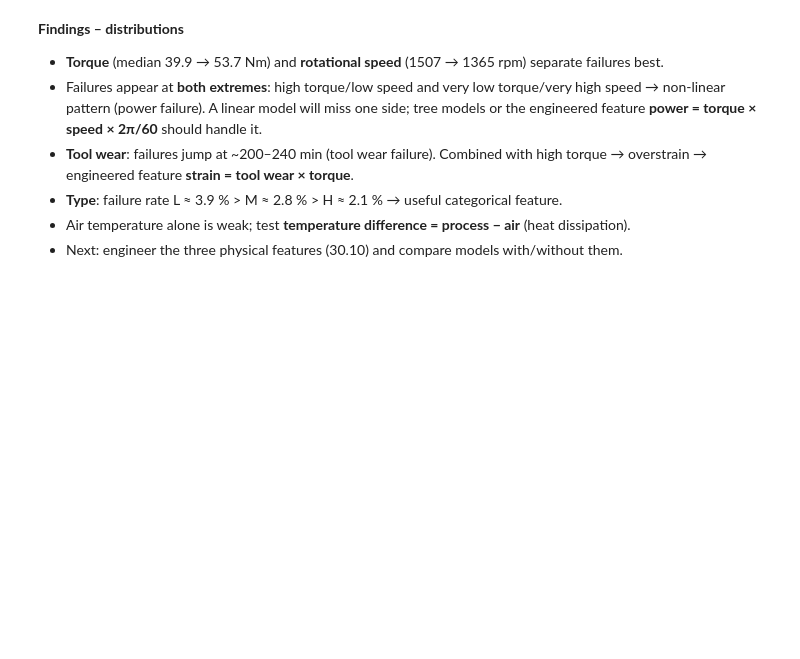
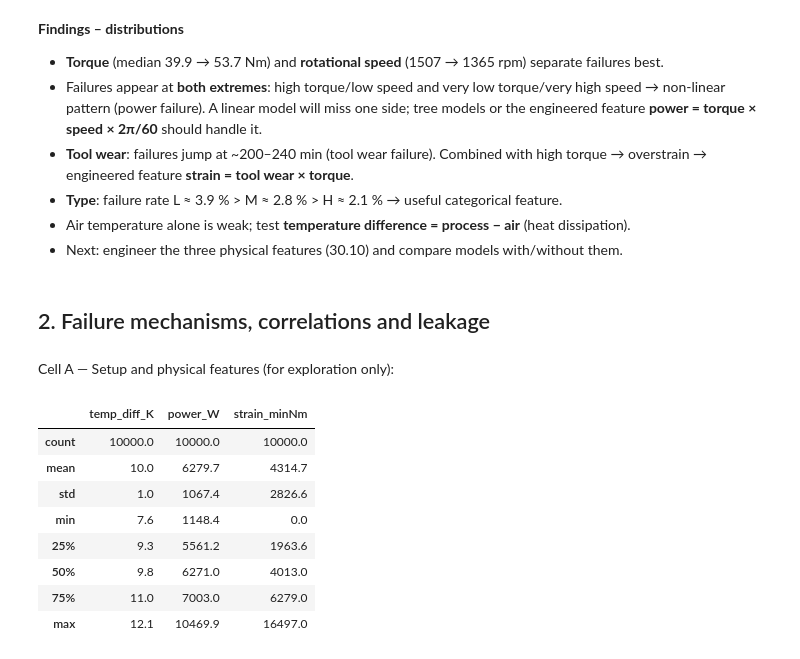
Before and after one commit to daneeshwalika-hash/failsense, a Jupyter notebook: notebooks/01_eda.ipynb, the cells around one changed output. Saved outputs shown, nothing was run; the diff lists cells and outputs as text; code cells hidden in the pictures; blank space fills up the shorter version.

```diff
--- a/notebooks/01_eda.ipynb
+++ b/notebooks/01_eda.ipynb
@@ -190,3 +190,41 @@ df[SENSORS + ["Machine failure"]].groupby("Machine failure").median().T.round(1)
 - **Type**: failure rate L ≈ 3.9 % > M ≈ 2.8 % > H ≈ 2.1 % → useful categorical feature.
 - Air temperature alone is weak; test **temperature difference = process − air** (heat dissipation).
 - Next: engineer the three physical features (30.10) and compare models with/without them.
+# %% [markdown]
+## 2. Failure mechanisms, correlations and leakage
+# %% [markdown]
+Cell A — Setup and physical features (for exploration only):
+# %%
+from pathlib import Path
+
+import matplotlib.pyplot as plt
+import numpy as np
+
+FIG_DIR = Path("../reports/figures")
+FIG_DIR.mkdir(parents=True, exist_ok=True)
+
+AIR = "Air temperature [K]"
+PROC = "Process temperature [K]"
+SPEED = "Rotational speed [rpm]"
+TORQUE = "Torque [Nm]"
+WEAR = "Tool wear [min]"
+TARGET = "Machine failure"
+MODES = ["TWF", "HDF", "PWF", "OSF", "RNF"]
+
+# Work on a copy: these features are for exploration only.
+# The production versions will live in src/failsense/features/ (30.10).
+eda = df.copy()
+eda["temp_diff_K"] = eda[PROC] - eda[AIR]
+eda["power_W"] = eda[TORQUE] * eda[SPEED] * 2 * np.pi / 60
+eda["strain_minNm"] = eda[WEAR] * eda[TORQUE]
+eda[["temp_diff_K", "power_W", "strain_minNm"]].describe().round(1)
+# %% [output]
+|  | temp_diff_K | power_W | strain_minNm |
+| count | 10000.0 | 10000.0 | 10000.0 |
+| mean | 10.0 | 6279.7 | 4314.7 |
+| std | 1.0 | 1067.4 | 2826.6 |
+| min | 7.6 | 1148.4 | 0.0 |
+| 25% | 9.3 | 5561.2 | 1963.6 |
+| 50% | 9.8 | 6271.0 | 4013.0 |
+| 75% | 11.0 | 7003.0 | 6279.0 |
+| max | 12.1 | 10469.9 | 16497.0 |
```
Also changed, not shown: parts of 12 cells of this notebook, 2 other files.
